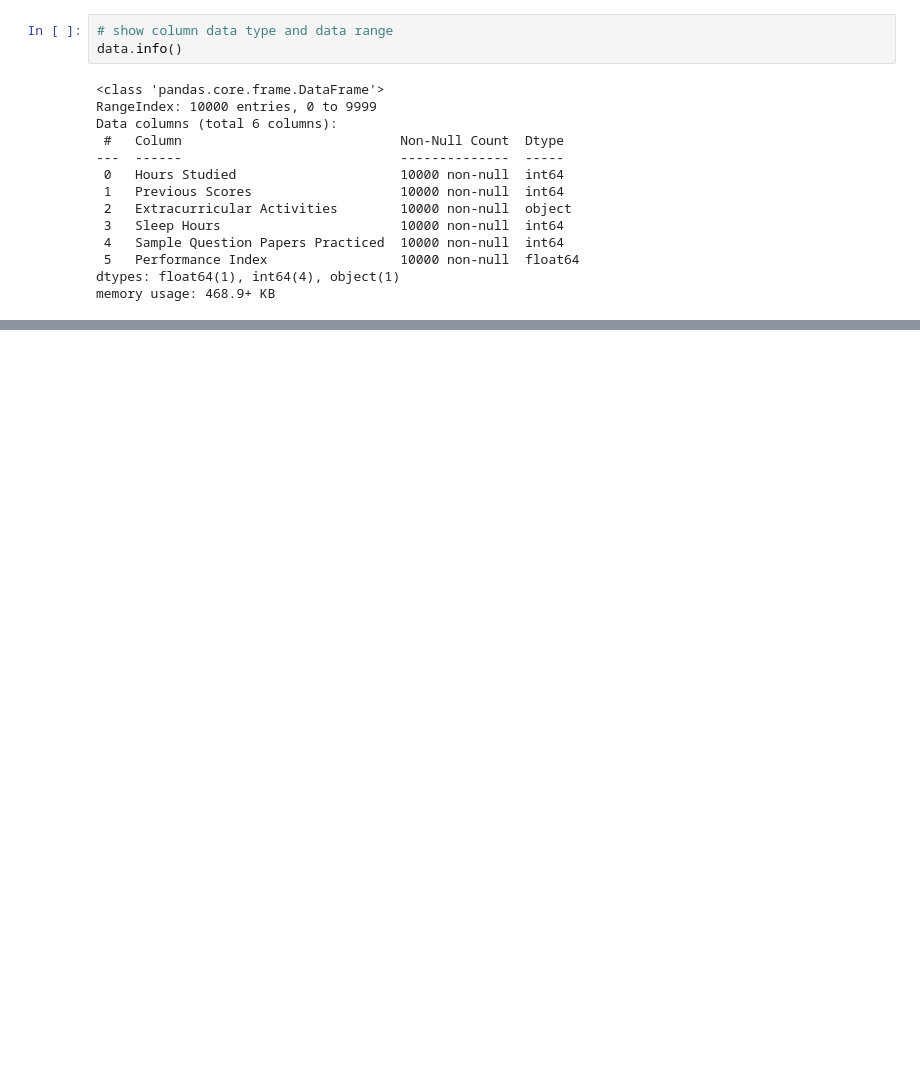
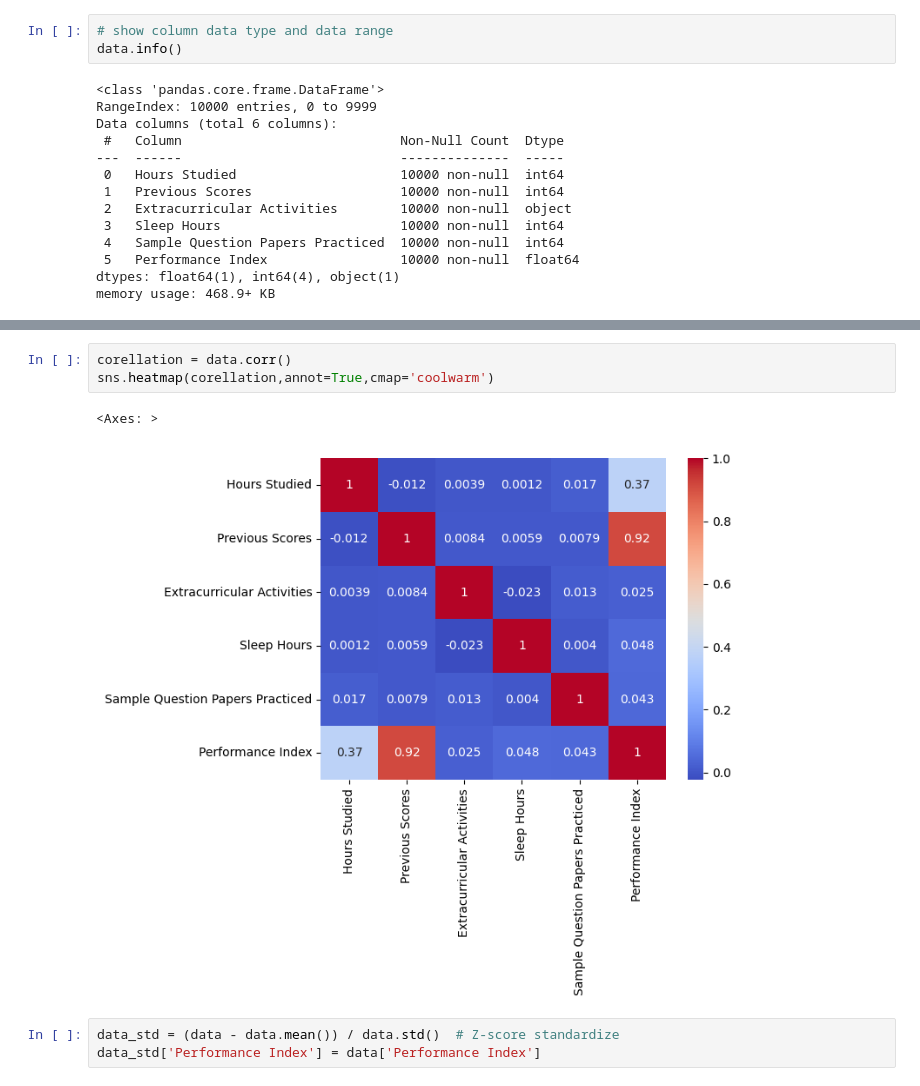
Before and after one commit to Tolia-GH/ITMO-PE, a Jupyter notebook: AI/Labs/Lab4/main.ipynb, the cells around one changed output, grey strips where cells are left out. Drawn from its saved outputs; the diff is of its cells as text; blank space fills up the shorter version.

```diff
--- a/AI/Labs/Lab4/main.ipynb
+++ b/AI/Labs/Lab4/main.ipynb
@@ -102,0 +174,9 @@ data.describe(include = object)
+# %%
+corellation = data.corr()
+sns.heatmap(corellation,annot=True,cmap='coolwarm')
+# %% [output]
+<Axes: >
+[figure, added]
+# %%
+data_std = (data - data.mean()) / data.std()  # Z-score standardize
+data_std['Performance Index'] = data['Performance Index']
```
Also changed, not shown: parts of 24 cells of this notebook, 1 other file.
